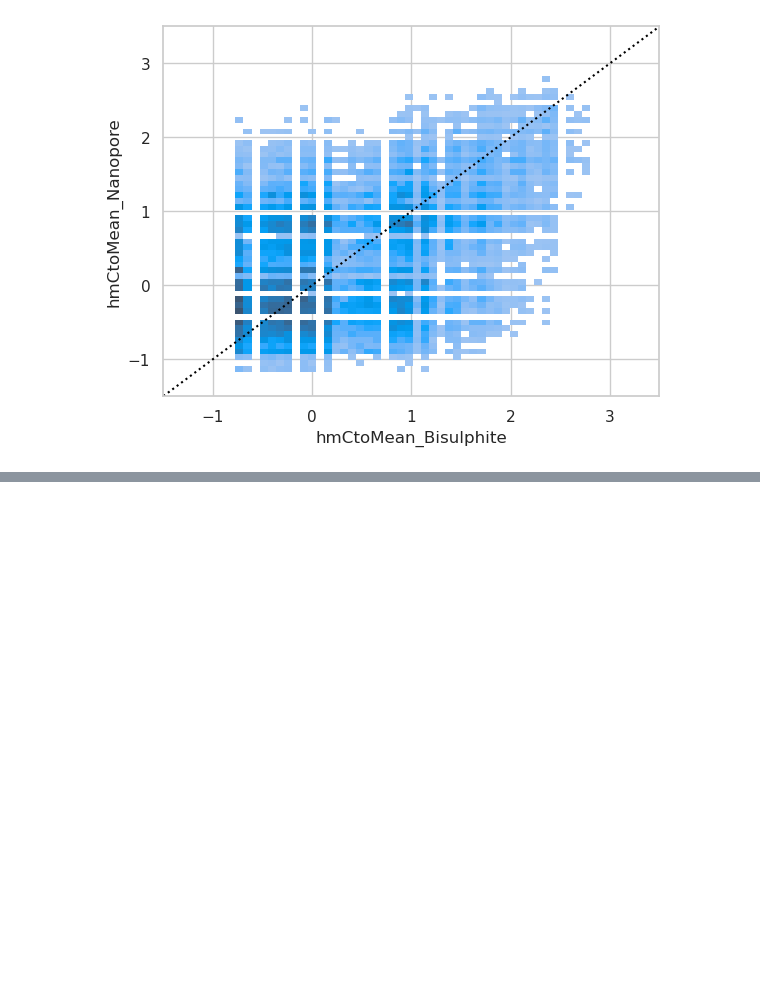
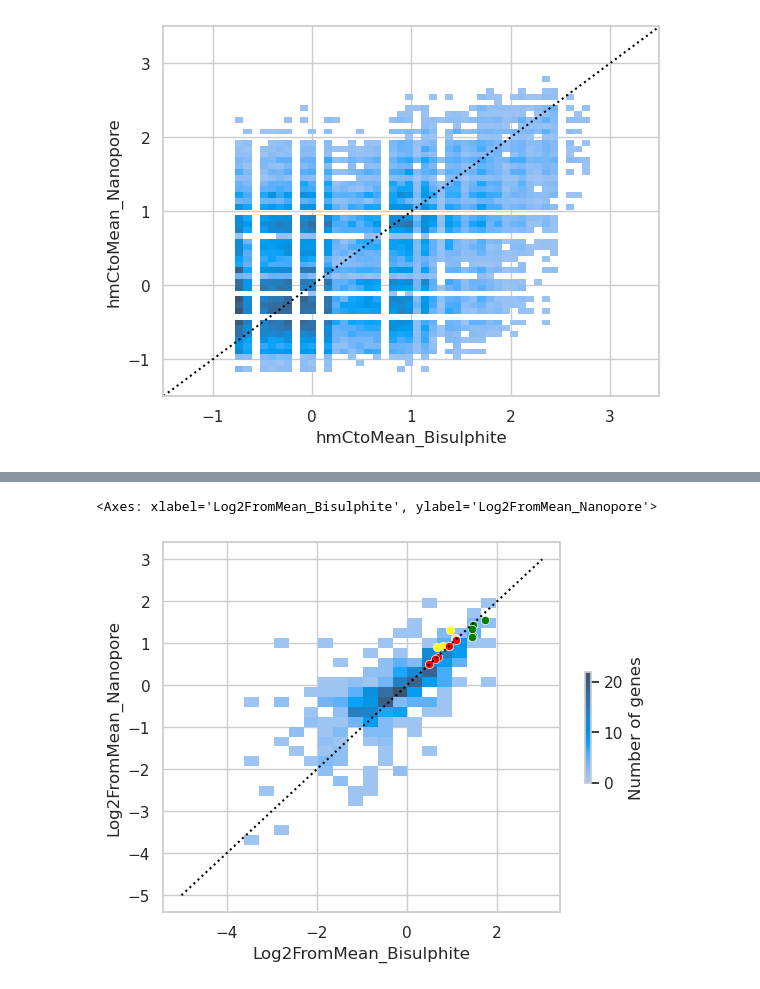
Before and after one commit to DominicOH/Analysis-of-nanopore-epigenetic-sequencing, a Jupyter notebook: Figures.ipynb, the cells around one changed output, grey strips where cells are left out. Cells and saved outputs as stored; diff of their text form; code cells hidden in the pictures; blank space fills up the shorter version.

```diff
--- a/Figures.ipynb
+++ b/Figures.ipynb
@@ -399,10 +450,3 @@ def cgiLinePlotMain():
     output_df = intersectWithFeatures(input_df, "CGI")
 
     return output_df
-
-def findDifference():
-    gene_df = log2MeanDF()
-    gene_df["Difference"] = np.abs(
-        np.subtract(gene_df["Log2FromMean_Bisulphite"], gene_df["Log2FromMean_Nanopore"])
-    )
-    return gene_df
@@ -490,3 +514,44 @@ def makeChromSizes():
     return pr.PyRanges(init).sort()
 
 threeModDFtoPyrange().to_bigwig('./outputs/nanopore_5hmC_chr1.bw', chromosome_sizes=makeChromSizes(), value_col="percentMeth_Nanopore_5hmC")
+# %%
+def findDifference():
+    gene_df = log2MeanDF()
+    gene_df["Difference"] = np.subtract(gene_df["Log2FromMean_Bisulphite"], gene_df["Log2FromMean_Nanopore"])
+    return gene_df
+
+def defineHighestConsensusGenesDF():
+    df = findDifference()
+    df = df.loc[df["percentMeth_Bisulphite_5hmC"]["count"] > 10]
+    df["DifferenceAbs"] = np.absolute(df["Difference"])
+    closest_genes_df = df.nsmallest(10, "DifferenceAbs")
+    return closest_genes_df.sort_values("Log2FromMean_Bisulphite", ascending=False)
+
+def defineHighestInTabDF():
+    df = findDifference()
+    df = df.loc[(df["percentMeth_Bisulphite_5hmC"]["count"] > 10) & (df["Difference"] > 0)]
+    highest_tab_df = df.nlargest(10, "Log2FromMean_Bisulphite")
+    return highest_tab_df.sort_values("Log2FromMean_Bisulphite", ascending=False)
+
+def defineHighestInNanoporeDF():
+    df = findDifference()
+    df = df.loc[(df["percentMeth_Bisulphite_5hmC"]["count"] > 10) & (df["Difference"] < 0)]
+    highest_nanopore_df = df.nlargest(10, "Log2FromMean_Nanopore")
+    return highest_nanopore_df.sort_values("Log2FromMean_Nanopore", ascending=False)
+# %%
+fig, ax = plt.subplots()
+
+sns.histplot(log2MeanDF(), x="Log2FromMean_Bisulphite", y="Log2FromMean_Nanopore", cbar=True, stat="count",
+             cbar_kws={"label" : "Number of genes",
+                       "format" : "%d",
+                       "shrink" : 0.3},
+                       ax=ax
+             )
+ax.plot(np.arange(-5, 4, 1), np.arange(-5, 4, 1), color="black", linestyle=":")
+
+sns.scatterplot(defineHighestInTabDF().head(), x="Log2FromMean_Bisulphite", y="Log2FromMean_Nanopore", color="green", ax=ax)
+sns.scatterplot(defineHighestInNanoporeDF().head(), x="Log2FromMean_Bisulphite", y="Log2FromMean_Nanopore", color="yellow", ax=ax)
+sns.scatterplot(defineHighestConsensusGenesDF().head(), x="Log2FromMean_Bisulphite", y="Log2FromMean_Nanopore", color="red", ax=ax)
+# %% [output]
+<Axes: xlabel='Log2FromMean_Bisulphite', ylabel='Log2FromMean_Nanopore'>
+[figure, added]
```
Also changed, not shown: parts of 9 cells of this notebook, 1 other file.
